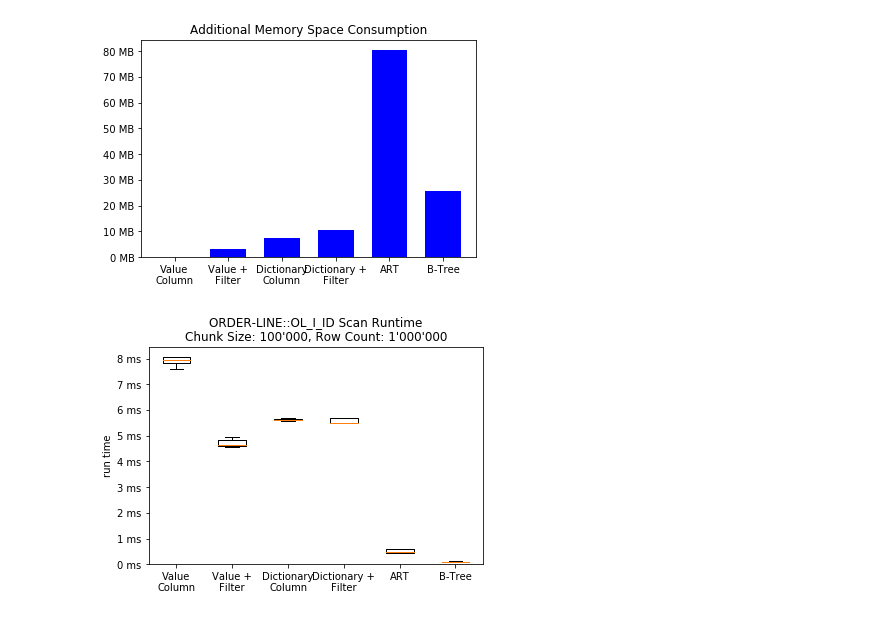
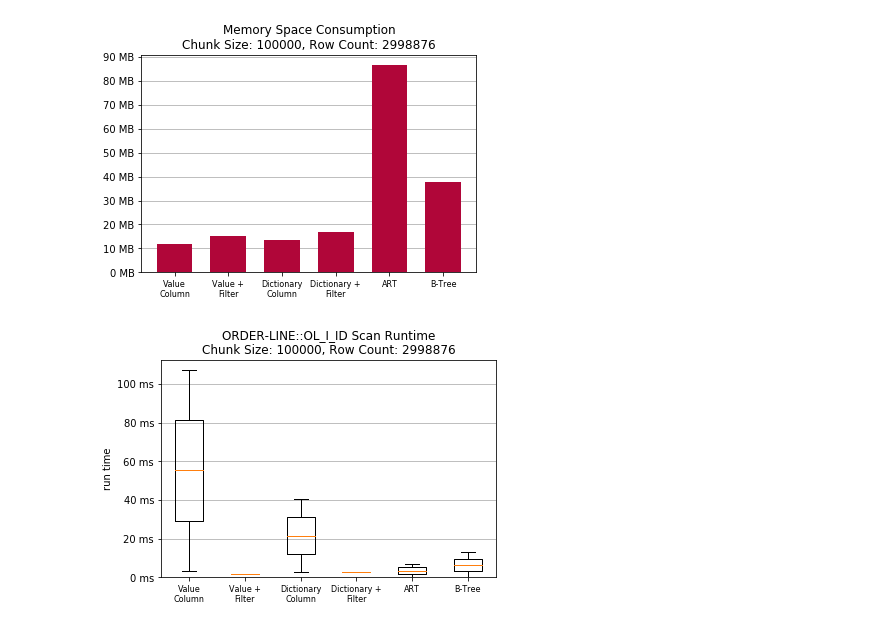
Before and after one commit to ArneMayer/MasterarbeitJupyter, a Jupyter notebook: table_scan_evaluation.ipynb, the cells around one changed output. Saved outputs shown, nothing was run; the diff lists cells and outputs as text; code cells hidden in the pictures.

Commit message:
grid

```diff
--- a/table_scan_evaluation.ipynb
+++ b/table_scan_evaluation.ipynb
@@ -2,6 +2,7 @@
 from matplotlib.ticker import FuncFormatter
 import matplotlib.pyplot as plt
 import pandas as pd
+import numpy as np
 import json
 
 def microseconds(x, pos):
@@ -46,9 +47,12 @@ def boxplot(title, subtitle, data, labels, unit='milli', start_at_zero=True):
     size_formatter = FuncFormatter(megabytes)
     fig, ax = plt.subplots()
     ax.yaxis.set_major_formatter(size_formatter)
-    ax.set_title("Additional Memory Space Consumption")
-
-    plt.bar(range(len(sizes)), sizes, width=1/1.5, color="blue", tick_label=labels)
+    plt.rc('xtick', labelsize=8)
+    ax.set_title("Memory Space Consumption" + '\n' + subtitle)
+    ax.yaxis.grid()
+    ax.set_axisbelow(True)
+    plt.yticks(np.arange(0, max(sizes)*1.1, 10000))
+    plt.bar(range(len(sizes)), sizes, width=1/1.5, color='#b00639', tick_label=labels)
     plt.show()
 
     formatter = FuncFormatter(microseconds)
@@ -62,7 +66,8 @@ def boxplot(title, subtitle, data, labels, unit='milli', start_at_zero=True):
     fig, ax = plt.subplots()
     ax.yaxis.set_major_formatter(formatter)
     plt.rc('xtick', labelsize=8)
-
+    ax.yaxis.grid()
+    ax.set_axisbelow(True)
     plt.boxplot(runtimes, labels=labels, showfliers=False)
 
     #bp_dict = plt.boxplot(data, labels=labels, showfliers=False)
@@ -105,7 +110,6 @@ def select_custom(data, data_type, pruning_rate, remainder_size, dictionary, btr
 def select_tpcc(data, remainder_size, dictionary, btree, art):
     return data[(data.table_name == 'ORDER-LINE') &
                 (data.column_name == 'OL_I_ID') &
-                (data.warehouse_size == 10) &
                 (data.chunk_size == 100000) &
                 (data.remainder_size == remainder_size) &
                 (data.dictionary == dictionary) &
@@ -114,17 +118,21 @@ def select_tpcc(data, remainder_size, dictionary, btree, art):
 # %%
 data = get_results('tpcc')
 btree_data        = select_tpcc(data, remainder_size=0, dictionary=0, btree=1, art=0)
 art_data          = select_tpcc(data, remainder_size=0, dictionary=1, btree=0, art=1)
 value_filter_data = select_tpcc(data, remainder_size=4, dictionary=0, btree=0, art=0)
 dictionary_data   = select_tpcc(data, remainder_size=0, dictionary=1, btree=0, art=0)
 dict_filter_data  = select_tpcc(data, remainder_size=4, dictionary=1, btree=0, art=0)
 value_column_data = select_tpcc(data, remainder_size=0, dictionary=0, btree=0, art=0)
 plot_data = [value_column_data, value_filter_data, dictionary_data, dict_filter_data, art_data, btree_data]
+chunk_size = data['chunk_size'].iloc[0]
+row_count = data['row_count'].iloc[0]
 labels = ['Value\nColumn', 'Value +\nFilter', 'Dictionary\nColumn', 'Dictionary +\nFilter', 'ART', 'B-Tree']
-boxplot('ORDER-LINE::OL_I_ID Scan Runtime', 'Chunk Size: 100\'000, Row Count: 1\'000\'000', plot_data, labels)
+boxplot('ORDER-LINE::OL_I_ID Scan Runtime', \
+        'Chunk Size: ' + str(chunk_size) + ', Row Count: ' + str(row_count), \
+        plot_data, labels)
 # %% [output]
-[figure, old version]
+[figure, new version]
-[figure, old version]
+[figure, new version]
 # %%
 subtitle = 'Chunk Size: 1\'000\'00, Row Count: 10\'000\'000, Pruning Rate: 50%, Selectivity: 1/3000'
 
```
Also changed, not shown: parts of 1 cell of this notebook, 10 other files.
